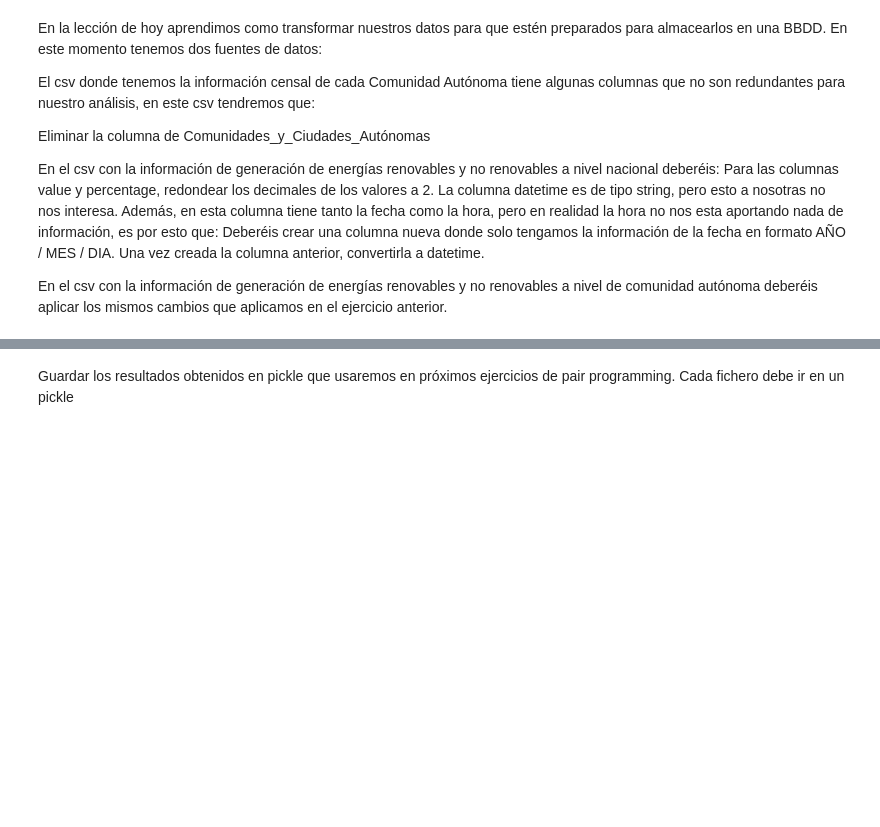
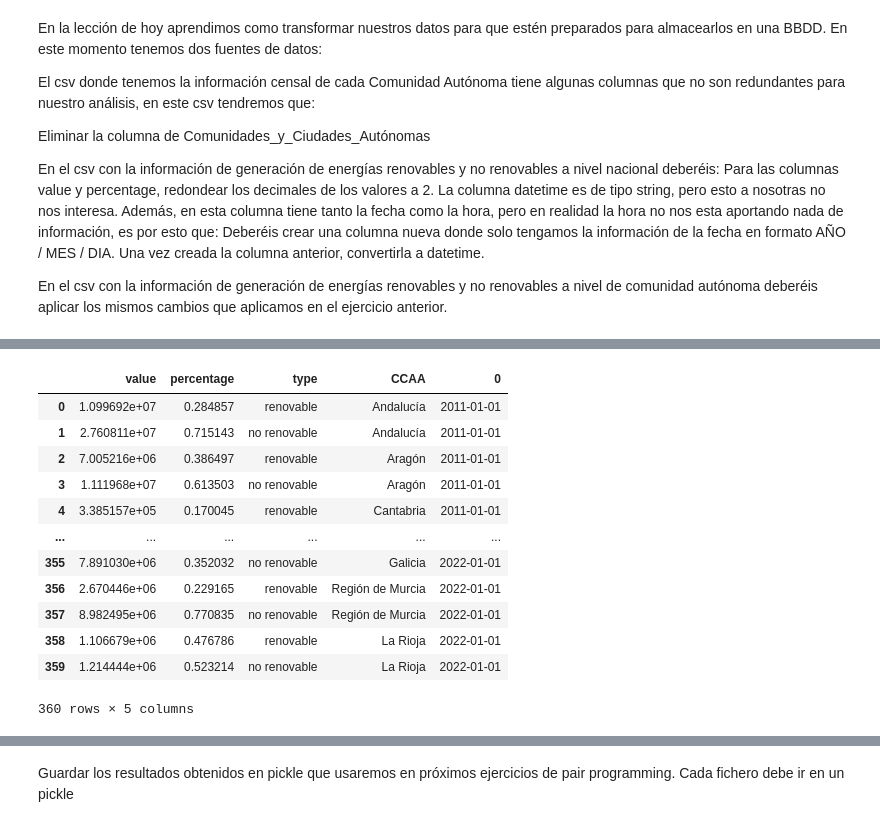
Before and after one commit to Adalab/promo_d_da_modulo2_sprint2_Cristina-Paloma, a Jupyter notebook: ETL/ETL II-transformación-limpieza.ipynb, the cells around one changed output, grey strips where cells are left out. Drawn from its saved outputs; the diff is of its cells as text; code cells hidden in the pictures; blank space fills up the shorter version.

```diff
--- a/ETL/ETL II-transformación-limpieza.ipynb
+++ b/ETL/ETL II-transformación-limpieza.ipynb
@@ -22,3 +40,8 @@ Deberéis crear una columna nueva donde solo tengamos la información de la fech
 Una vez creada la columna anterior, convertirla a datetime.
 
 En el csv con la información de generación de energías renovables y no renovables a nivel de comunidad autónoma deberéis aplicar los mismos cambios que aplicamos en el ejercicio anterior.
+# %%
+#definimos función para borrar columnas
+def borrar_columnas(df,col):
+    df.drop(columns = col, axis = 1, inplace = True)
+    return df
@@ -24,0 +151,16 @@ En el csv con la información de generación de energías renovables y no renova
+# %%
+borrar_columnas(df, ["datetime", "fecha"])
+# %% [output]
+|  | value | percentage | type | CCAA | 0 |
+| 0 | 1.099692e+07 | 0.284857 | renovable | Andalucía | 2011-01-01 |
+| 1 | 2.760811e+07 | 0.715143 | no renovable | Andalucía | 2011-01-01 |
+| 2 | 7.005216e+06 | 0.386497 | renovable | Aragón | 2011-01-01 |
+| 3 | 1.111968e+07 | 0.613503 | no renovable | Aragón | 2011-01-01 |
+| 4 | 3.385157e+05 | 0.170045 | renovable | Cantabria | 2011-01-01 |
+| ... | ... | ... | ... | ... | ... |
+| 355 | 7.891030e+06 | 0.352032 | no renovable | Galicia | 2022-01-01 |
+| 356 | 2.670446e+06 | 0.229165 | renovable | Región de Murcia | 2022-01-01 |
+| 357 | 8.982495e+06 | 0.770835 | no renovable | Región de Murcia | 2022-01-01 |
+| 358 | 1.106679e+06 | 0.476786 | renovable | La Rioja | 2022-01-01 |
+| 359 | 1.214444e+06 | 0.523214 | no renovable | La Rioja | 2022-01-01 |
+360 rows × 5 columns
```
Also changed, not shown: parts of 27 cells of this notebook, 4 other files.
